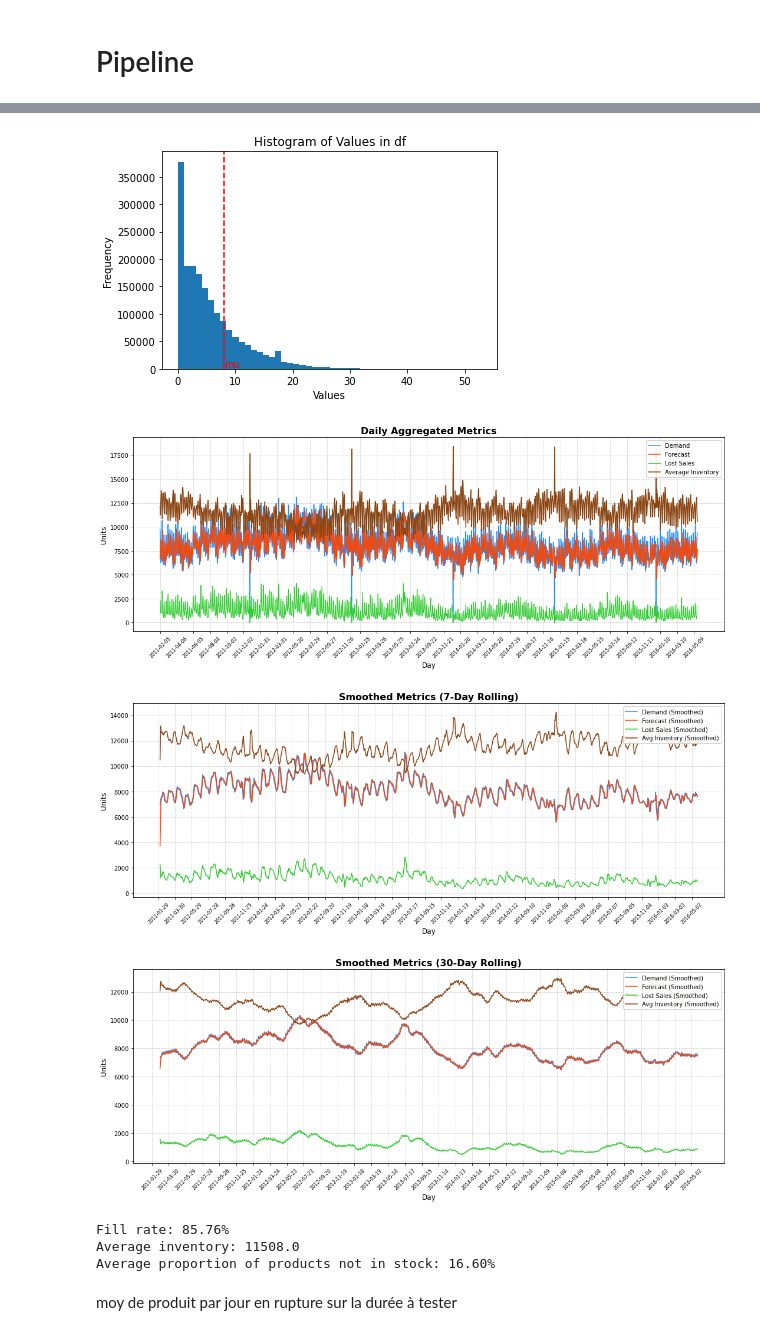
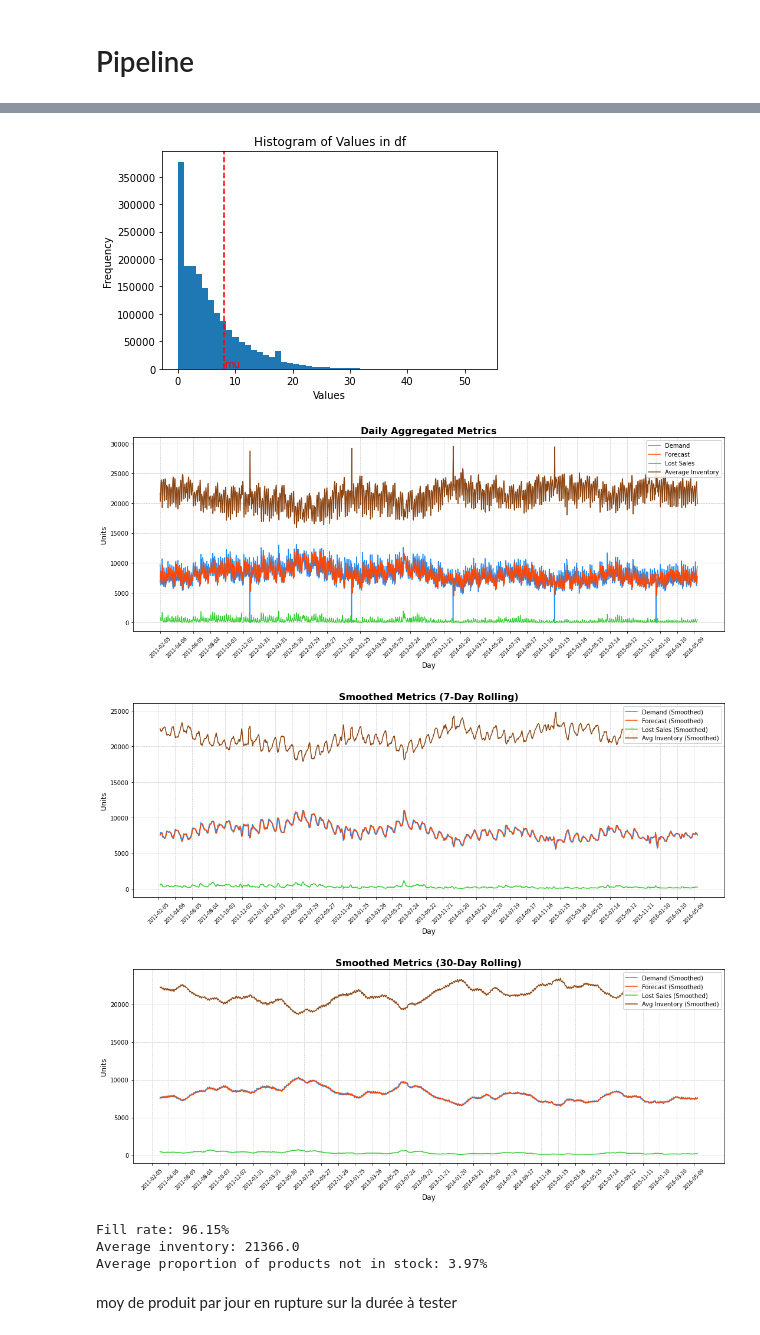
Before and after one commit to Jboistel/memoire, a Jupyter notebook: test.ipynb, the cells around one changed output, grey strips where cells are left out. Cells and saved outputs as stored; diff of their text form; code cells hidden in the pictures.

```diff
--- a/test.ipynb
+++ b/test.ipynb
@@ -105,13 +105,13 @@ def analyse_data(df: pd.DataFrame) -> [pd.Series, pd.Series]:
     # Set the labels and title
     plt.xlabel('Values')
     plt.ylabel('Frequency')
-    plt.title('Histogram of Values in df')
+    plt.title('Histogram of Values in the demand')
 
     # Display the histogram
     plt.show()
     return means, stds
 # %%
-means, stds = analyse_data(demand_matrix)
+""" means, stds = analyse_data(demand_matrix)
 
 inv_matrix = norm.ppf(0.95, means.values, stds.values)
 
@@ -120,4 +120,6 @@ datadddd = pd.DataFrame(
     columns=demand_matrix.columns,
     index=demand_matrix.index
 )
+
+ """
 # %% [output]
@@ -499,6 +501,13 @@ def plot_smooth_n_days(demand_matrix, forecast_matrix, lost_sales, inventory_beg
     inventory_begin_matrix = pd.DataFrame(inventory_begin, index=demand_matrix.index, columns=demand_matrix.columns)
     inventory_end_matrix = pd.DataFrame(inventory_end, index=demand_matrix.index, columns=demand_matrix.columns)
 
+    # Scrap the first 7 days for the plot
+    demand_matrix = demand_matrix.iloc[:, 7:]
+    forecast_matrix = forecast_matrix.iloc[:, 7:]
+    lost_sales_matrix = lost_sales_matrix.iloc[:, 7:]
+    inventory_begin_matrix = inventory_begin_matrix.iloc[:, 7:]
+    inventory_end_matrix = inventory_end_matrix.iloc[:, 7:]
+
     # Agrégation
     total_demand = demand_matrix.sum(axis=0)
     total_forecast = forecast_matrix.sum(axis=0)
@@ -567,7 +576,7 @@ output('FC_avg_2_days', 0.95, 1500, 0.85, 'output_metrics.csv')
 # %% [markdown]
 # Pipeline
 # %%
-""" ### DEBUG CELL
+### DEBUG CELL
 df = load_data(data_path, pkl_path)
 df = scraping_high_zeroes_products(df)
 demand_matrix = preprocess_data(df)
@@ -577,4 +586,4 @@ forecast_matrix = FC_avg_3_days(demand_matrix)
 safety_stock_matrix = SS_cst(demand_matrix, forecast_matrix, None)
 up_to_level_matrix = up_to_level_3_next_days(demand_matrix, forecast_matrix, safety_stock_matrix, None, None)
 inventory_begin, inventory_end, _, _, _, lost_sales = compute_stock(up_to_level_matrix.to_numpy(), demand_matrix.to_numpy())
-fill_rate, avg_inventory, average_percentage_lost_sales = compute_results(demand_matrix, lost_sales, inventory_begin, inventory_end, n_days) """
+fill_rate, avg_inventory, average_percentage_lost_sales = compute_results(demand_matrix, lost_sales, inventory_begin, inventory_end, n_days)
@@ -604,17 +611,17 @@ def pipeline(forecast_func=None,
     print(f"Average inventory: {avg_inventory}")
     print(f"Average proportion of products not in stock: {perfect_service_days_ratio * 100:.2f}%")
 # %%
-pipeline(forecast_func=FC_avg_3_days,
-         ss_func=SS_on_forecast, ss_factor=0.3,
-         up_to_level_func=up_to_level_normal_demand, min_fill_rate=0.99,
-         compute_stock_func=compute_stock)
+pipeline(forecast_func=FC_avg_3_days,                                       #forecast
+         ss_func=SS_on_forecast, ss_factor=0.3,                             #safety stock
+         up_to_level_func=up_to_level_normal_demand, min_fill_rate=0.99999, #up to level
+         compute_stock_func=compute_stock)                                  #compute stock
 # %% [output]
 [figure]
-[figure, old version]
+[figure, new version]
-[figure, old version]
+[figure, new version]
-[figure, old version]
+[figure, new version]
-Fill rate: 85.76%
-Average inventory: 11508.0
-Average proportion of products not in stock: 16.60%
+Fill rate: 96.15%
+Average inventory: 21366.0
+Average proportion of products not in stock: 3.97%
 # %% [markdown]
 moy de produit par jour en rupture sur la durée à tester
```
Also changed, not shown: parts of 2 cells of this notebook.
